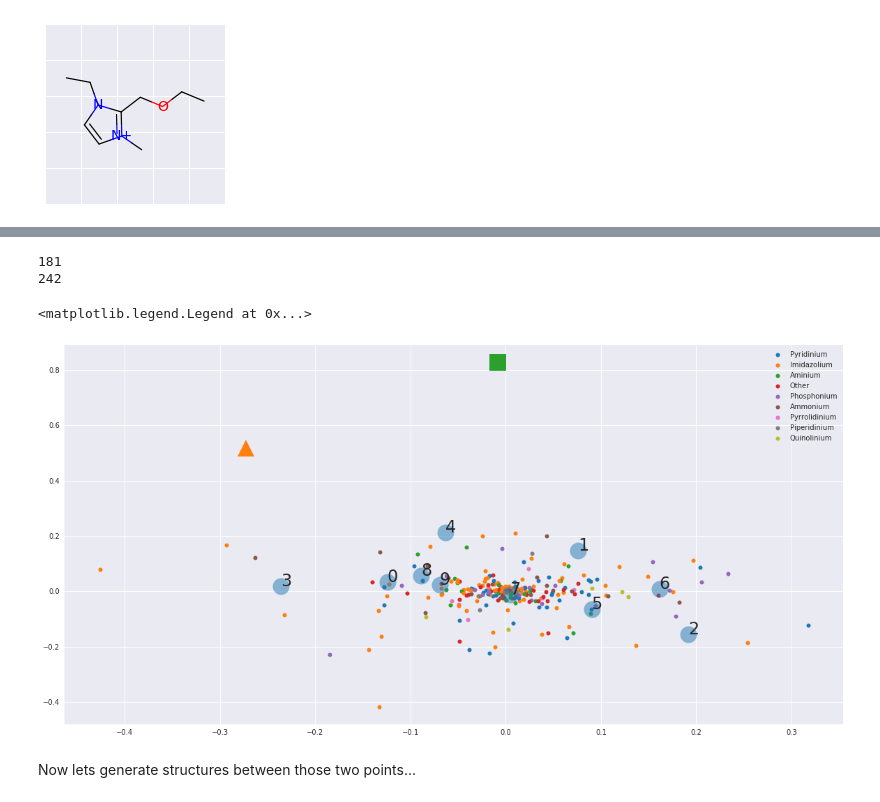
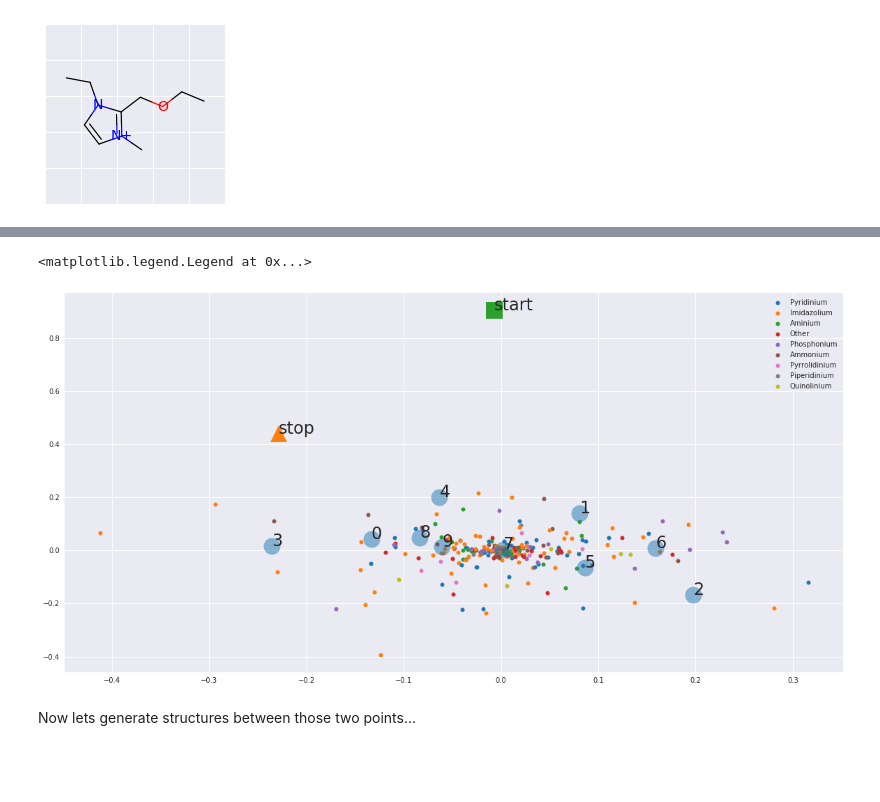
Before and after one commit to jameslee97/adaptive_learning_mixtures, a Jupyter notebook: notebooks/5_compare_vae.ipynb, the cells around one changed output, grey strips where cells are left out. Cells and saved outputs as stored; diff of their text form; code cells hidden in the pictures; blank space fills up the shorter version.

```diff
--- a/notebooks/5_compare_vae.ipynb
+++ b/notebooks/5_compare_vae.ipynb
@@ -117,19 +196,0 @@ Using TensorFlow backend.
-# %%
-#for getting cation data
-properties = ['density', 'cpt', 'viscosity', 'thermal_conductivity',
-              'melting_point']
-props = properties
-devmodel = salty.aggregate_data(props, merge='Union')
-devmodel.Data['smiles_string'] = devmodel.Data['smiles-cation']
-cations = devmodel.Data['smiles_string'].drop_duplicates()
-cations = cations.reset_index(drop=True)
-# %%
-categories = []
-for cation in cations:
-    category = salty.assign_category(pd.DataFrame([salty.check_name(cation)],
-                                                  columns=['name-cation']))['category'][0]
-    categories.append(category)
-coldic = {}
-tab = my_colors()
-for cat in pd.DataFrame(categories)[0].unique():
-    coldic[cat] = next(tab)
@@ -164,6 +202,6 @@ for smi in cations:
     z_i = chemvae.encoder.predict(one_hot(smi, char_to_index))
     z.append(z_i[0])
 z = np.array(z)
-pca = PCA(n_components=2)
+pca = PCA(n_components=50)
 pca.fit_transform(z)
 # %% [output]
@@ -227,36 +267,34 @@ array([[-1.1553673 ,  0.5685917 ],
 # %%
 from collections import OrderedDict
 fig = plt.figure(figsize=(20,10))
 ax1 = fig.add_subplot(111)
 for i in range(len(categories)):
     x = np.sum(np.dot(pca.components_[0,i],z[i,:]))
     y = np.sum(np.dot(pca.components_[1,i],z[i,:]))
-    if y >0.4:
-        print(i)
     if i == 181:
         ax1.plot(x, y, linestyle='', marker='s',
                  color=coldic[categories[i]], markersize=24, label=categories[i])
+        ax1.text(x, y, 'start', fontsize=24)
     if i == 242:
         ax1.plot(x, y, linestyle='', marker='^',
                  color=coldic[categories[i]], markersize=24, label=categories[i])
+        ax1.text(x, y, 'stop', fontsize=24)
     ax1.plot(x, y, linestyle='', marker='.',
              color=coldic[categories[i]], markersize=12, label=categories[i])
 
 # for viewing the PCs of the embeded inerpolations
 for i in range(ps.shape[0]):
     x = np.sum(np.dot(pca.components_[0,i],ps[i,:]))
     y = np.sum(np.dot(pca.components_[1,i],ps[i,:]))
     ax1.plot(x, y,
             linestyle='', marker='o', color='tab:blue', markersize=24, alpha=0.5)
     ax1.text(x, y, '{}'.format(i), fontsize=24)
 
 handles, labels = plt.gca().get_legend_handles_labels()
 by_label = OrderedDict(zip(labels, handles))
 plt.legend(by_label.values(), by_label.keys())
 # %% [output]
-181
-242
+<matplotlib.legend.Legend at 0x...>
-<matplotlib.legend.Legend at 0x...>
-[figure, old version]
+[figure, new version]
 # %% [markdown]
 Now lets generate structures between those two points...
```
Also changed, not shown: parts of 49 cells of this notebook, 4 other files.
